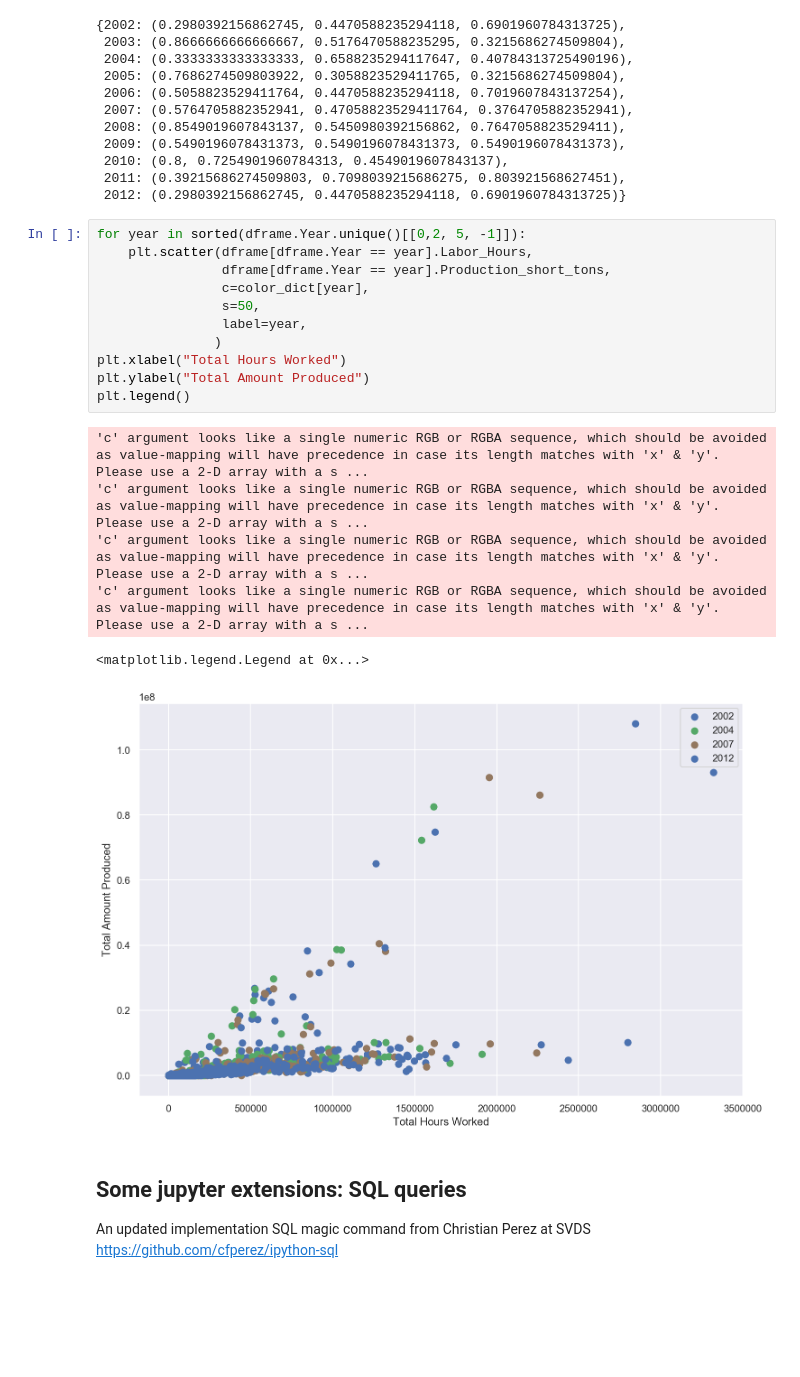
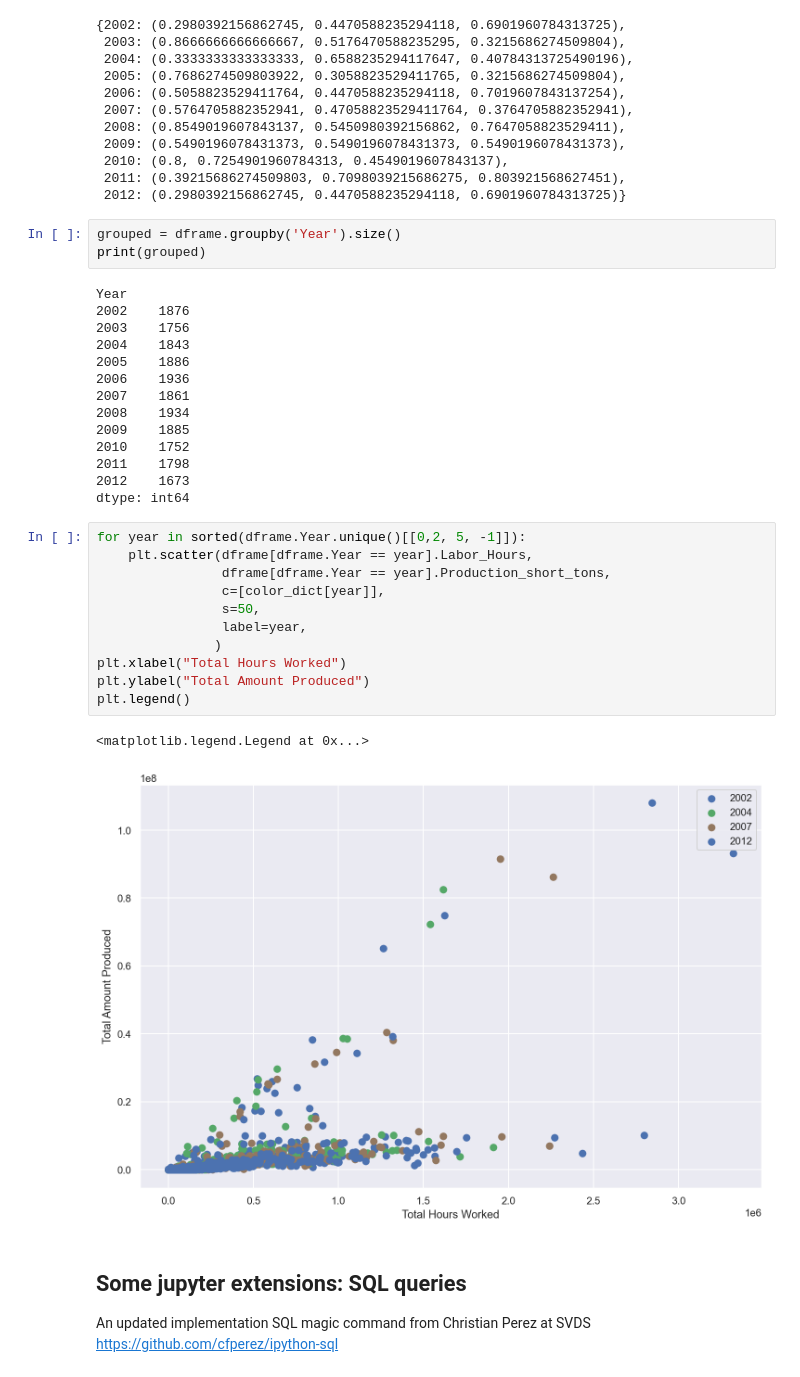
Before and after one commit to amingheibi/Data-Science-Course, a Jupyter notebook: 1-ipython intro/Simple Demo.ipynb, the cells around one changed output. Cells and saved outputs as stored; diff of their text form; blank space fills up the shorter version.

```diff
--- a/1-ipython intro/Simple Demo.ipynb
+++ b/1-ipython intro/Simple Demo.ipynb
@@ -89,24 +108,37 @@ color_dict
  2010: (0.8, 0.7254901960784313, 0.4549019607843137),
  2011: (0.39215686274509803, 0.7098039215686275, 0.803921568627451),
  2012: (0.2980392156862745, 0.4470588235294118, 0.6901960784313725)}
+# %%
+grouped = dframe.groupby('Year').size()
+print(grouped)
+# %% [output]
+Year
+2002    1876
+2003    1756
+2004    1843
+2005    1886
+2006    1936
+2007    1861
+2008    1934
+2009    1885
+2010    1752
+2011    1798
+2012    1673
+dtype: int64
 # %%
 for year in sorted(dframe.Year.unique()[[0,2, 5, -1]]):
     plt.scatter(dframe[dframe.Year == year].Labor_Hours,
                 dframe[dframe.Year == year].Production_short_tons,
-                c=color_dict[year],
+                c=[color_dict[year]],
                 s=50,
                 label=year,
                )
 plt.xlabel("Total Hours Worked")
 plt.ylabel("Total Amount Produced")
 plt.legend()
 # %% [output]
-'c' argument looks like a single numeric RGB or RGBA sequence, which should be avoided as value-mapping will have precedence in case its length matches with 'x' & 'y'.  Please use a 2-D array with a s ...
-'c' argument looks like a single numeric RGB or RGBA sequence, which should be avoided as value-mapping will have precedence in case its length matches with 'x' & 'y'.  Please use a 2-D array with a s ...
-'c' argument looks like a single numeric RGB or RGBA sequence, which should be avoided as value-mapping will have precedence in case its length matches with 'x' & 'y'.  Please use a 2-D array with a s ...
-'c' argument looks like a single numeric RGB or RGBA sequence, which should be avoided as value-mapping will have precedence in case its length matches with 'x' & 'y'.  Please use a 2-D array with a s ...
+<matplotlib.legend.Legend at 0x...>
-<matplotlib.legend.Legend at 0x...>
-[figure, old version]
+[figure, new version]
 # %% [markdown]
 ## Some jupyter extensions: SQL queries
 
```
Also changed, not shown: parts of 13 cells of this notebook.
